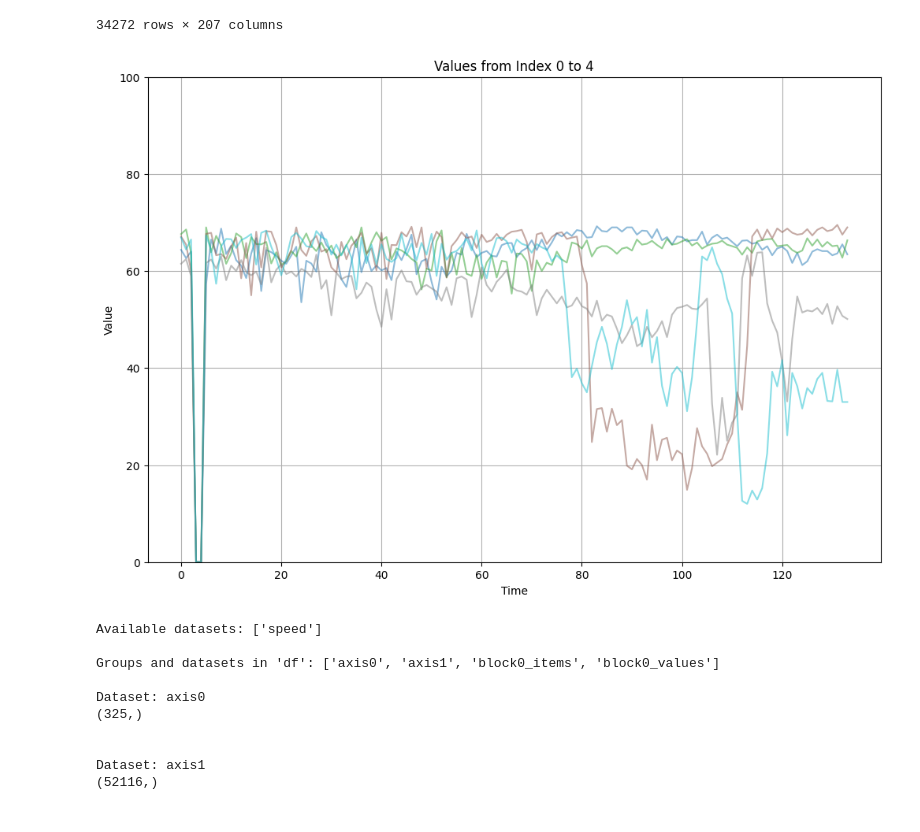
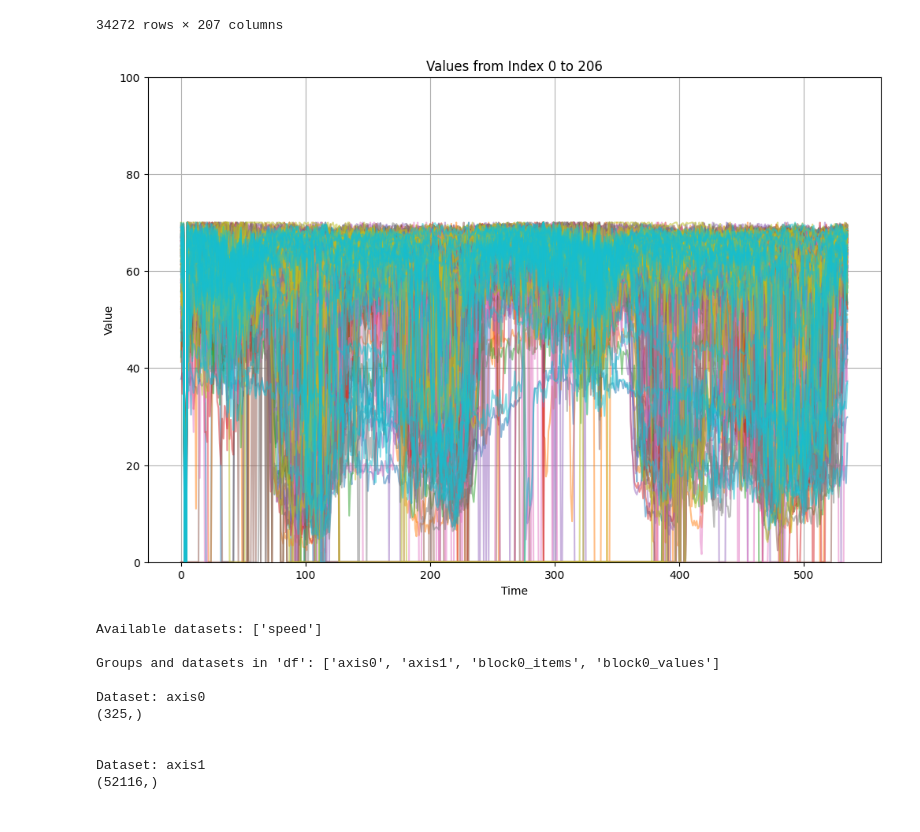
Before and after one commit to Shintaro0105/STdata_prediction, a Jupyter notebook: src/LGnet/vis_data.ipynb, the cells around one changed output. Cells and saved outputs as stored; diff of their text form; code cells hidden in the pictures.

```diff
--- a/src/LGnet/vis_data.ipynb
+++ b/src/LGnet/vis_data.ipynb
@@ -140,9 +140,9 @@ df
 | 1340841300000000000 | 65.111111 | 66.888889 | 66.777778 | 61.222222 | 0.000000 | 49.555556 | 65.777778 | 65.111111 | 63.000000 | ... |
 34272 rows × 207 columns
 # %%
-plot_graph(np.array_split(df, 256)[0], 0, 4)
+plot_graph(np.array_split(df, 64)[0], 0, 206)
 # %% [output]
-[figure, old version]
+[figure, new version]
 # %%
 # ファイルのパス
 file_path = '/workspaces/STdata_prediction/src/LGnet/input/pems-bay.h5'
```
Also changed, not shown: 19 other files.
